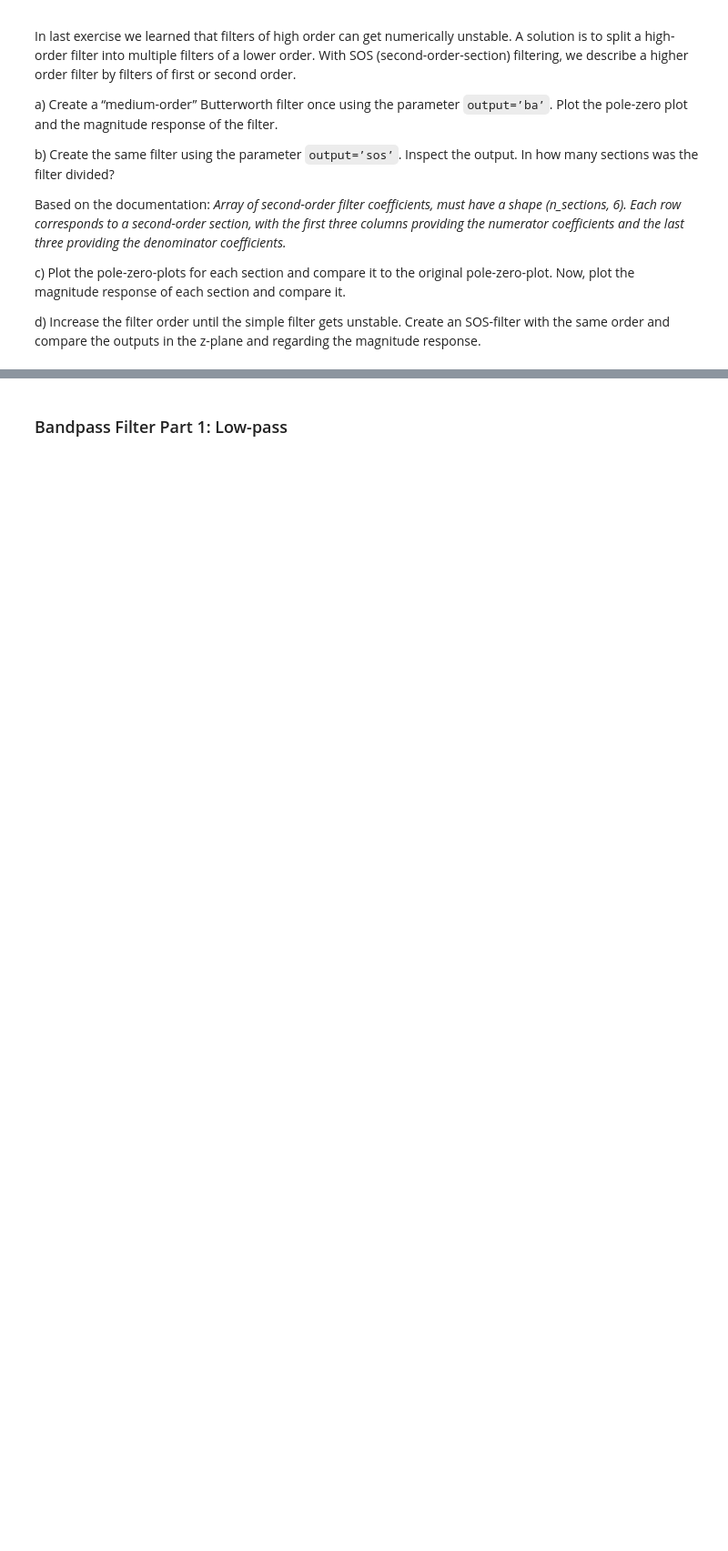
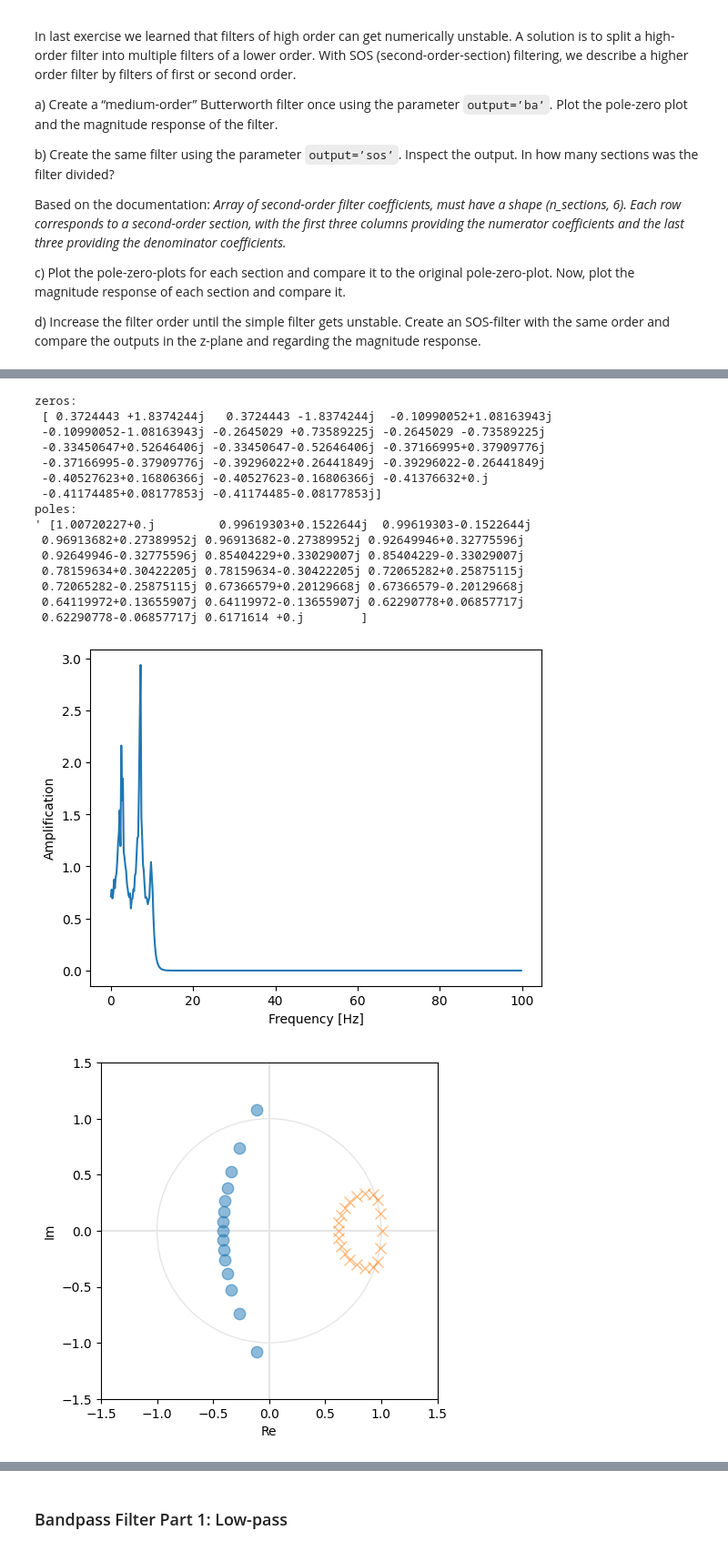
Before and after one commit to annika-kleierl/exercise-9-template, a Jupyter notebook: exercise-09.ipynb, the cells around one changed output, grey strips where cells are left out. Shown at 91% size. Drawn from its saved outputs; the diff is of its cells as text; code cells hidden in the pictures; blank space fills up the shorter version.

```diff
--- a/exercise-09.ipynb
+++ b/exercise-09.ipynb
@@ -185,4 +240,14 @@ raise NotImplementedError()
 # Find a filter order N, where the traditional filter becomes unstable.
 # Than repeat the analysis above using this N. Name the variable for filter order as 'N'.
 # YOUR CODE HERE
-raise NotImplementedError()
+N=20
+
+b, a = signal.butter(N, Wn, 'low', analog = False, fs = sampling_rate, output = 'ba')
+w, h = signal.freqz(b, a, fs=sampling_rate)
+plt.plot(w, np.abs(h), label=N)
+plt.xlabel('Frequency [Hz]')
+plt.ylabel('Amplification')
+
+pole_zero_plot(b,a)
+#raise NotImplementedError()
+# %% [output]
@@ -189,3 +256,20 @@ raise NotImplementedError()
+zeros:
+ [ 0.3724443 +1.8374244j   0.3724443 -1.8374244j  -0.10990052+1.08163943j
+ -0.10990052-1.08163943j -0.2645029 +0.73589225j -0.2645029 -0.73589225j
+ -0.33450647+0.52646406j -0.33450647-0.52646406j -0.37166995+0.37909776j
+ -0.37166995-0.37909776j -0.39296022+0.26441849j -0.39296022-0.26441849j
+ -0.40527623+0.16806366j -0.40527623-0.16806366j -0.41376632+0.j
+ -0.41174485+0.08177853j -0.41174485-0.08177853j]
+poles:
+' [1.00720227+0.j         0.99619303+0.1522644j  0.99619303-0.1522644j
+ 0.96913682+0.27389952j 0.96913682-0.27389952j 0.92649946+0.32775596j
+ 0.92649946-0.32775596j 0.85404229+0.33029007j 0.85404229-0.33029007j
+ 0.78159634+0.30422205j 0.78159634-0.30422205j 0.72065282+0.25875115j
+ 0.72065282-0.25875115j 0.67366579+0.20129668j 0.67366579-0.20129668j
+ 0.64119972+0.13655907j 0.64119972-0.13655907j 0.62290778+0.06857717j
+ 0.62290778-0.06857717j 0.6171614 +0.j        ]
+[figure, added]
+[figure, added]
 # %%
 # Block for the hidden tests. This block can be skipped.
 # %%
```
Also changed, not shown: parts of 20 cells of this notebook.
